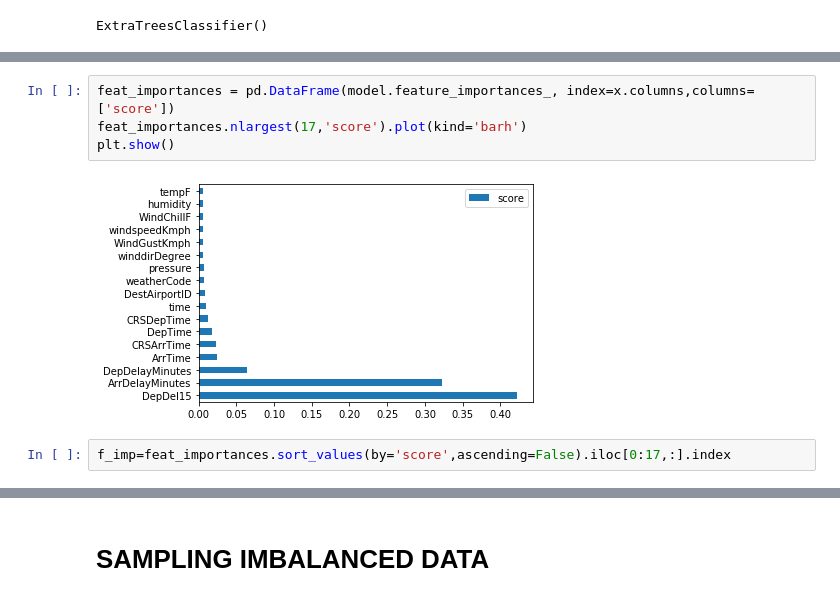
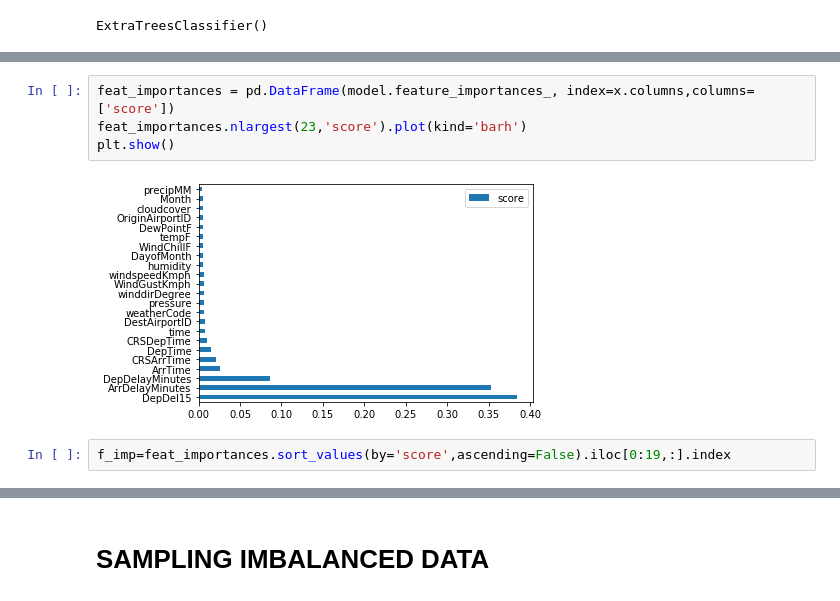
Before and after one commit to gayu28/ML_projects, a Jupyter notebook: Flight_Delay_pred/classification.ipynb, the cells around one changed output, grey strips where cells are left out. Drawn from its saved outputs; the diff is of its cells as text.

```diff
--- a/Flight_Delay_pred/classification.ipynb
+++ b/Flight_Delay_pred/classification.ipynb
@@ -176,8 +170,8 @@ print(model.feature_importances_)
 # %%
 feat_importances = pd.DataFrame(model.feature_importances_, index=x.columns,columns=['score'])
-feat_importances.nlargest(17,'score').plot(kind='barh')
+feat_importances.nlargest(23,'score').plot(kind='barh')
 plt.show()
 # %% [output]
-[figure, old version]
+[figure, new version]
 # %%
-f_imp=feat_importances.sort_values(by='score',ascending=False).iloc[0:17,:].index
+f_imp=feat_importances.sort_values(by='score',ascending=False).iloc[0:19,:].index
```
Also changed, not shown: parts of 50 cells of this notebook.
